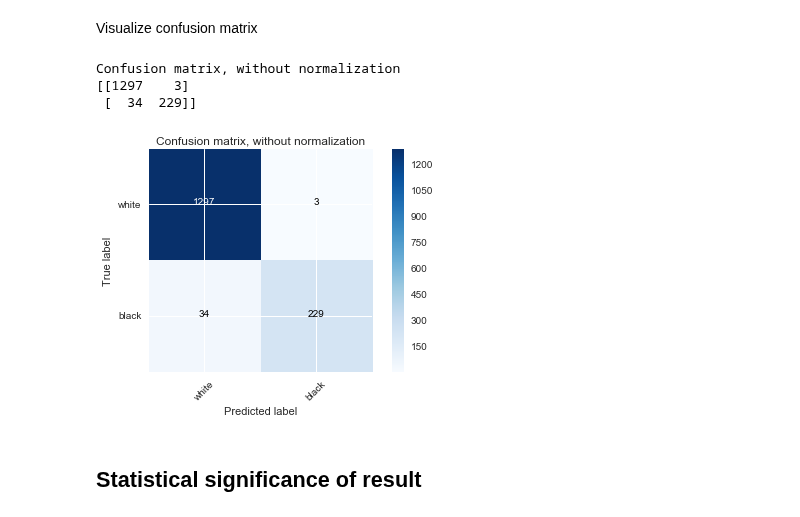
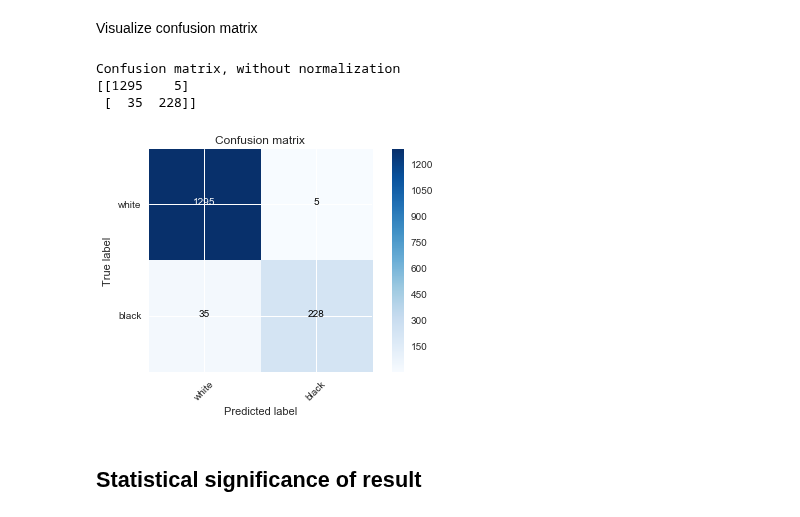
Before and after one commit to PaluchowskiMatthew/ADA-Kepler, a Jupyter notebook: 05 - Applied ML/Applied ML.ipynb, the cells around one changed output. Drawn from its saved outputs; the diff is of its cells as text; code cells hidden in the pictures.

```diff
--- a/05 - Applied ML/Applied ML.ipynb
+++ b/05 - Applied ML/Applied ML.ipynb
@@ -504,18 +523,18 @@ Visualize confusion matrix
 # %%
 from plot_helpers import custom_confusion_matrix
 from sklearn.metrics import confusion_matrix
 
 y_true = y
 y_pred = rfc.predict(X)
 
 cm = confusion_matrix(y_true, y_pred)
 
-custom_confusion_matrix(cm, classes=['white','black'], title='Confusion matrix, without normalization')
+custom_confusion_matrix(cm, classes=['white','black'], title='Confusion matrix')
 # %% [output]
 Confusion matrix, without normalization
-[[1297    3]
- [  34  229]]
+[[1295    5]
+ [  35  228]]
-[figure, old version]
+[figure, new version]
 # %% [markdown]
 ## Statistical significance of result
 # %% [markdown]
```
Also changed, not shown: parts of 92 cells of this notebook, 2 other files.
